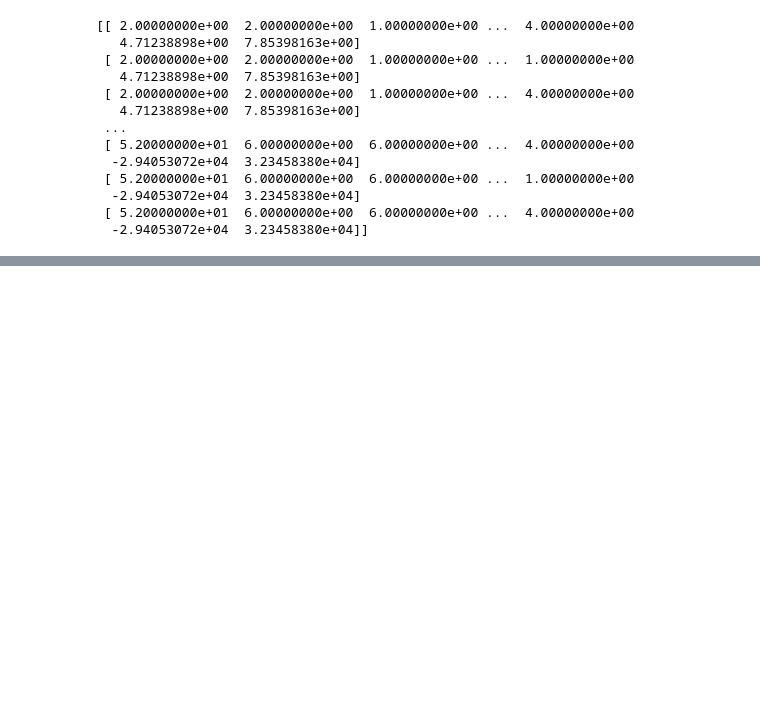
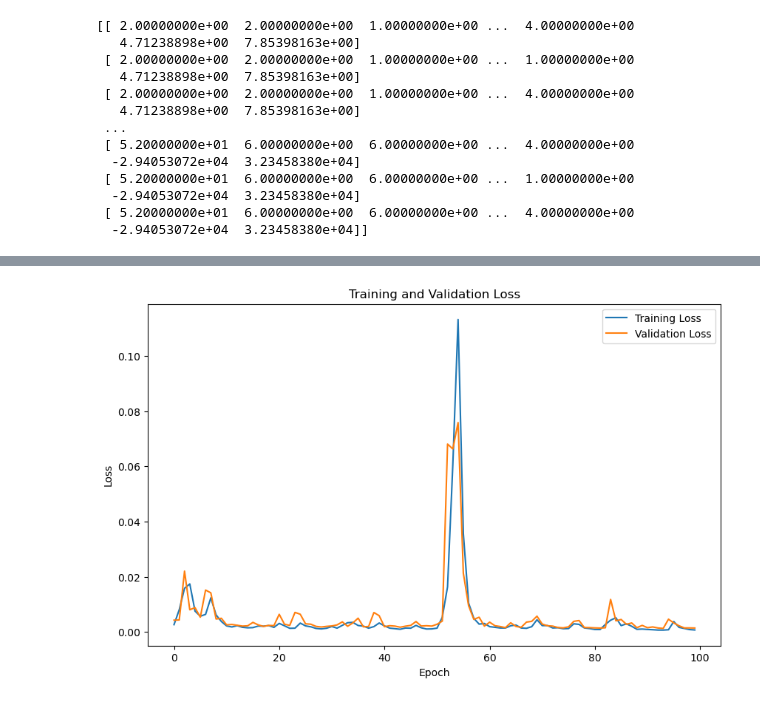
Before and after one commit to anushka-naik/grainPropellant, a Jupyter notebook: model.ipynb, the cells around one changed output, grey strips where cells are left out. Drawn from its saved outputs; the diff is of its cells as text; code cells hidden in the pictures; blank space fills up the shorter version.

```diff
--- a/model.ipynb
+++ b/model.ipynb
@@ -57,7 +57,7 @@ X_test_reshaped = X_test.reshape(X_test.shape[0], X_test.shape[1], 1)
  [ 5.20000000e+01  6.00000000e+00  6.00000000e+00 ...  4.00000000e+00
   -2.94053072e+04  3.23458380e+04]]
 # %%
-model.fit(X_train_reshaped, Y_train, epochs=50, batch_size=32, validation_data=(X_test_reshaped, Y_test))
+history = model.fit(X_train_reshaped, Y_train, epochs=100, batch_size=32, validation_data=(X_test_reshaped, Y_test))
 
 # Prediction
 predictions = model.predict(X_test_reshaped)
@@ -94,0 +82,16 @@ Epoch 50/50
+# %%
+import matplotlib.pyplot as plt
+
+
+
+# Plotting the training and validation loss
+plt.figure(figsize=(10,6))
+plt.plot(history.history['loss'], label='Training Loss')
+plt.plot(history.history['val_loss'], label='Validation Loss')
+plt.title('Training and Validation Loss')
+plt.xlabel('Epoch')
+plt.ylabel('Loss')
+plt.legend()
+plt.show()
+# %% [output]
+[figure, added]
```
Also changed, not shown: parts of 1 cell of this notebook.
